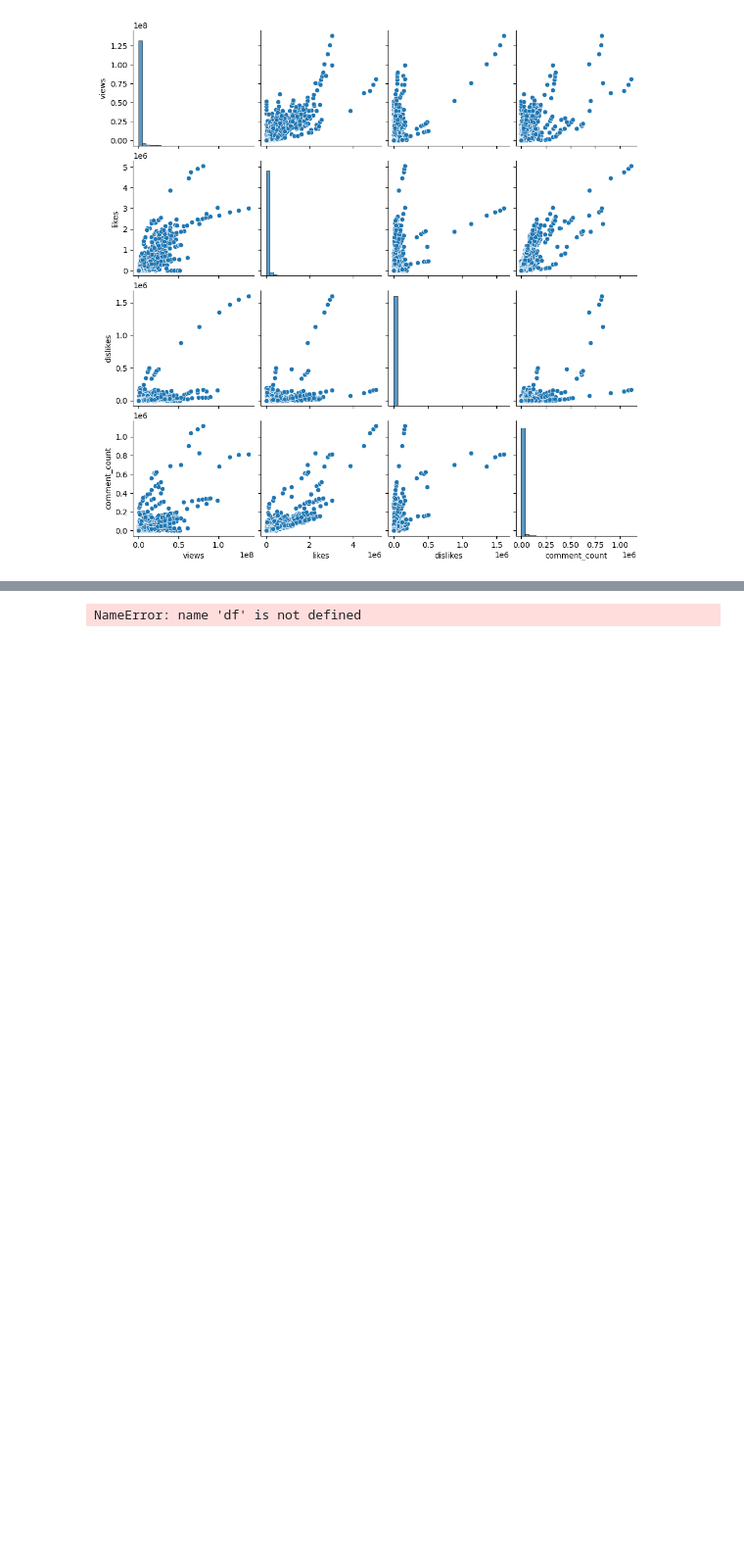
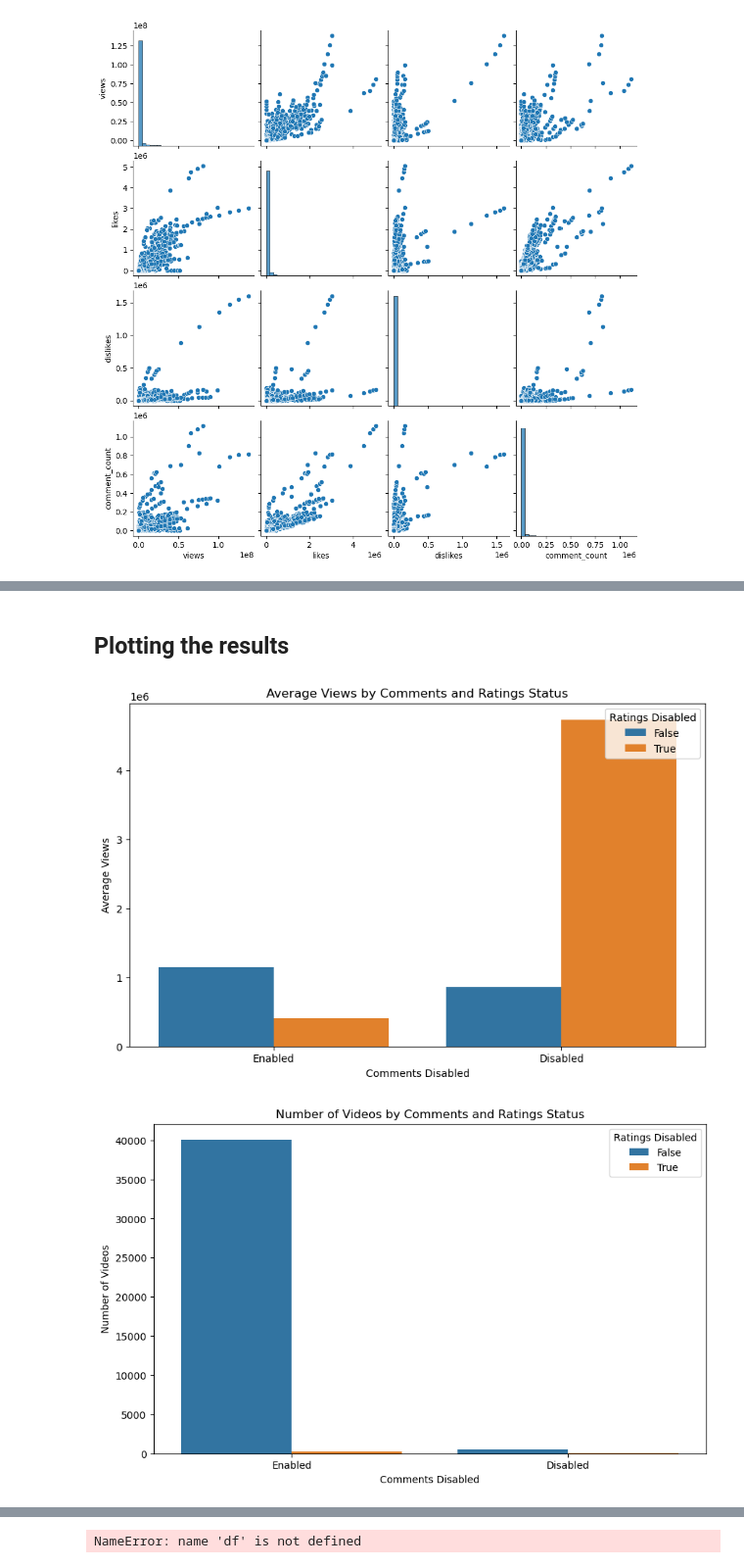
Before and after one commit to aishpatil655/Trending_youtube_Video, a Jupyter notebook: Factor Affecting youtube Videos.ipynb, the cells around one changed output, grey strips where cells are left out. Shown at 98% size. Cells and saved outputs as stored; diff of their text form; code cells hidden in the pictures; blank space fills up the shorter version.

```diff
--- a/Factor Affecting youtube Videos.ipynb
+++ b/Factor Affecting youtube Videos.ipynb
@@ -471,0 +562,9 @@ print(videos[videos["ratings_disabled"]==False]["views"].mean())
+# %%
+
+
+grouped_data = Main_videos.groupby(['comments_disabled', 'ratings_disabled']).agg(
+    average_views=('views', 'mean'),
+    total_videos=('video_id', 'count')
+).reset_index()
+
+grouped_data
@@ -471,0 +598,34 @@ print(videos[videos["ratings_disabled"]==False]["views"].mean())
+# %% [markdown]
+<h2>Plotting the results</h2>
+# %%
+# # Plotting the results
+plt.figure(figsize=(10, 6))
+grouped_data['comments_disabled'] = grouped_data['comments_disabled'].astype(str)
+grouped_data['ratings_disabled'] = grouped_data['ratings_disabled'].astype(str)
+
+# Creating a bar plot for average views
+sns.barplot(x='comments_disabled', y='average_views', hue='ratings_disabled', data=grouped_data)
+
+plt.title('Average Views by Comments and Ratings Status')
+plt.xlabel('Comments Disabled')
+plt.ylabel('Average Views')
+plt.xticks([0, 1], ['Enabled', 'Disabled'])
+plt.legend(title='Ratings Disabled', loc='upper right')
+
+plt.show()
+
+# Plotting the number of videos in each category
+plt.figure(figsize=(10, 6))
+
+sns.barplot(x='comments_disabled', y='total_videos', hue='ratings_disabled', data=grouped_data)
+
+plt.title('Number of Videos by Comments and Ratings Status')
+plt.xlabel('Comments Disabled')
+plt.ylabel('Number of Videos')
+plt.xticks([0, 1], ['Enabled', 'Disabled'])
+plt.legend(title='Ratings Disabled', loc='upper right')
+
+plt.show()
+# %% [output]
+[figure, added]
+[figure, added]
```
Also changed, not shown: parts of 52 cells of this notebook.
